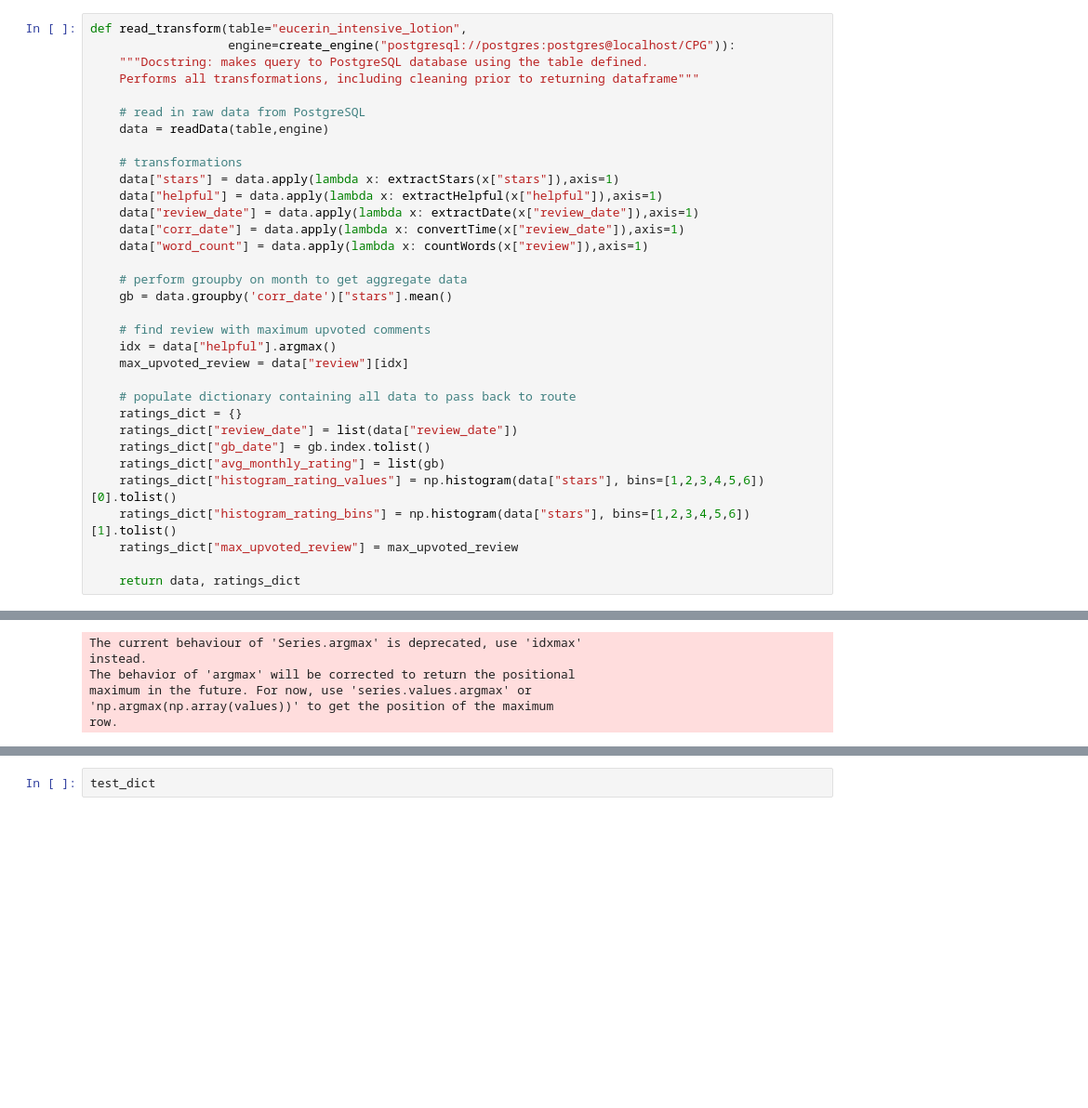
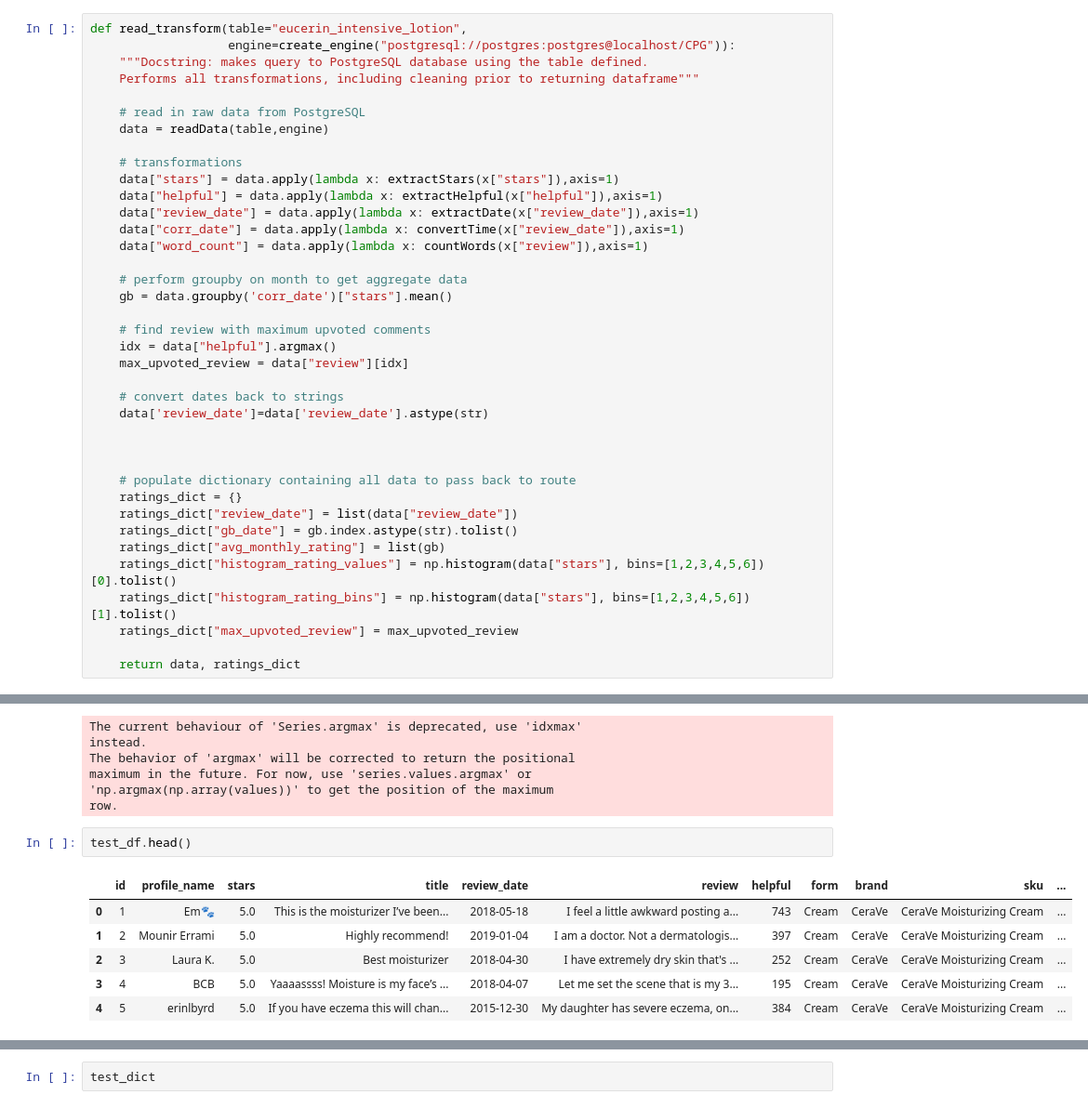
Before and after one commit to mrichtmyer/CPG-Analysis, a Jupyter notebook: Refactor ETL.ipynb, the cells around one changed output, grey strips where cells are left out. Shown at 93% size. Drawn from its saved outputs; the diff is of its cells as text; blank space fills up the shorter version.

```diff
--- a/Refactor ETL.ipynb
+++ b/Refactor ETL.ipynb
@@ -92,10 +92,15 @@ def read_transform(table="eucerin_intensive_lotion",
     idx = data["helpful"].argmax()
     max_upvoted_review = data["review"][idx]
 
+    # convert dates back to strings
+    data['review_date']=data['review_date'].astype(str)
+
+
+
     # populate dictionary containing all data to pass back to route
     ratings_dict = {}
     ratings_dict["review_date"] = list(data["review_date"])
-    ratings_dict["gb_date"] = gb.index.tolist()
+    ratings_dict["gb_date"] = gb.index.astype(str).tolist()
     ratings_dict["avg_monthly_rating"] = list(gb)
     ratings_dict["histogram_rating_values"] = np.histogram(data["stars"], bins=[1,2,3,4,5,6])[0].tolist()
     ratings_dict["histogram_rating_bins"] = np.histogram(data["stars"], bins=[1,2,3,4,5,6])[1].tolist()
@@ -111,3 +116,12 @@ The behavior of 'argmax' will be corrected to return the positional
 maximum in the future. For now, use 'series.values.argmax' or
 'np.argmax(np.array(values))' to get the position of the maximum
 row.
+# %%
+test_df.head()
+# %% [output]
+|  | id | profile_name | stars | title | review_date | review | helpful | form | brand | sku | ... |
+| 0 | 1 | Em🐾 | 5.0 | This is the moisturizer I’ve been... | 2018-05-18 | I feel a little awkward posting a... | 743 | Cream | CeraVe | CeraVe Moisturizing Cream | ... |
+| 1 | 2 | Mounir Errami | 5.0 | Highly recommend! | 2019-01-04 | I am a doctor. Not a dermatologis... | 397 | Cream | CeraVe | CeraVe Moisturizing Cream | ... |
+| 2 | 3 | Laura K. | 5.0 | Best moisturizer | 2018-04-30 | I have extremely dry skin that's ... | 252 | Cream | CeraVe | CeraVe Moisturizing Cream | ... |
+| 3 | 4 | BCB | 5.0 | Yaaaassss! Moisture is my face’s ... | 2018-04-07 | Let me set the scene that is my 3... | 195 | Cream | CeraVe | CeraVe Moisturizing Cream | ... |
+| 4 | 5 | erinlbyrd | 5.0 | If you have eczema this will chan... | 2015-12-30 | My daughter has severe eczema, on... | 384 | Cream | CeraVe | CeraVe Moisturizing Cream | ... |
```
Also changed, not shown: parts of 3 cells of this notebook, 5 other files.
